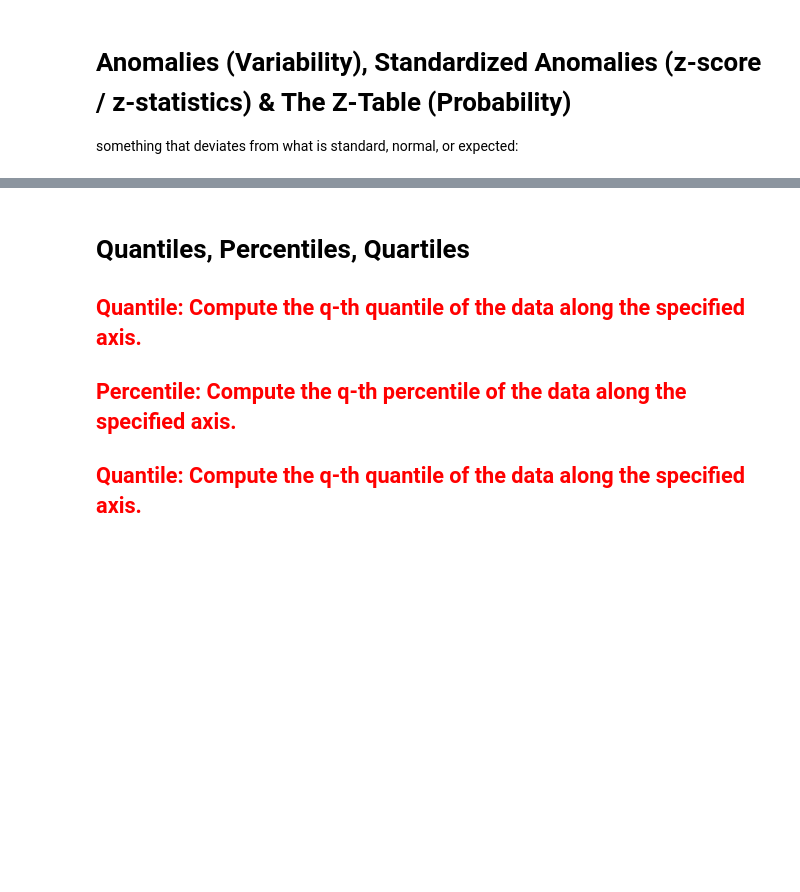
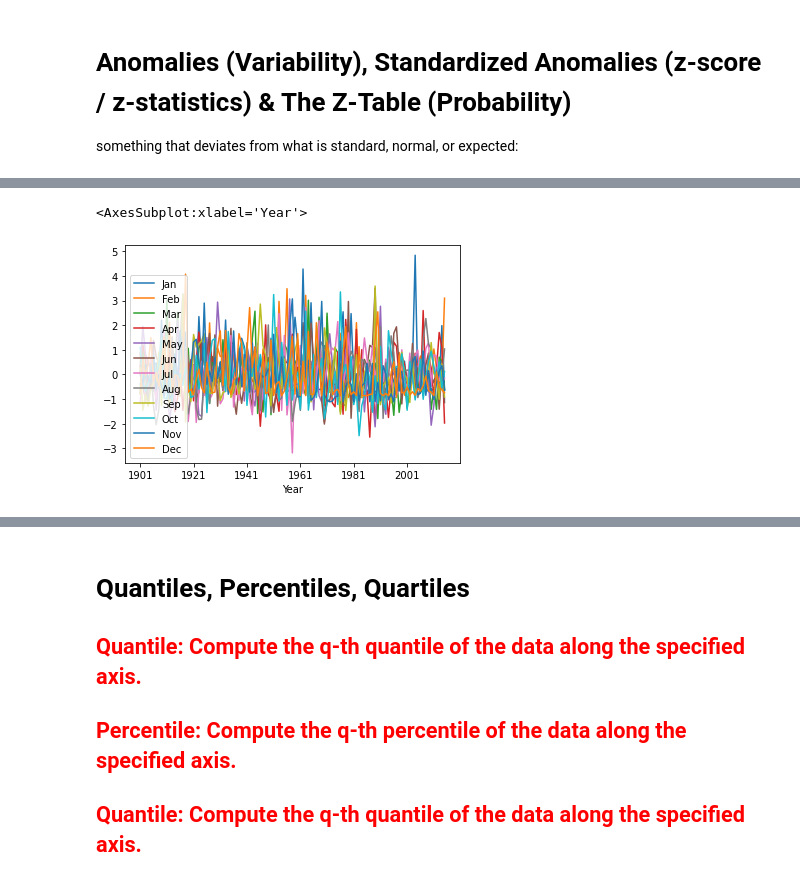
Before and after one commit to jeffjay88/WASCAL_SCourse_Statistics_2022, a Jupyter notebook: SCourse_Data_Statistics.ipynb, the cells around one changed output, grey strips where cells are left out. Cells and saved outputs as stored; diff of their text form; code cells hidden in the pictures; blank space fills up the shorter version.

```diff
--- a/SCourse_Data_Statistics.ipynb
+++ b/SCourse_Data_Statistics.ipynb
@@ -314,2 +463,5 @@ prob(df_RR,alpha=0.1, n_sided=2)
 # %%
-df_RR
+z_score(df_RR).plot()
+# %% [output]
+<AxesSubplot:xlabel='Year'>
+[figure, added]
```
Also changed, not shown: parts of 90 cells of this notebook.
